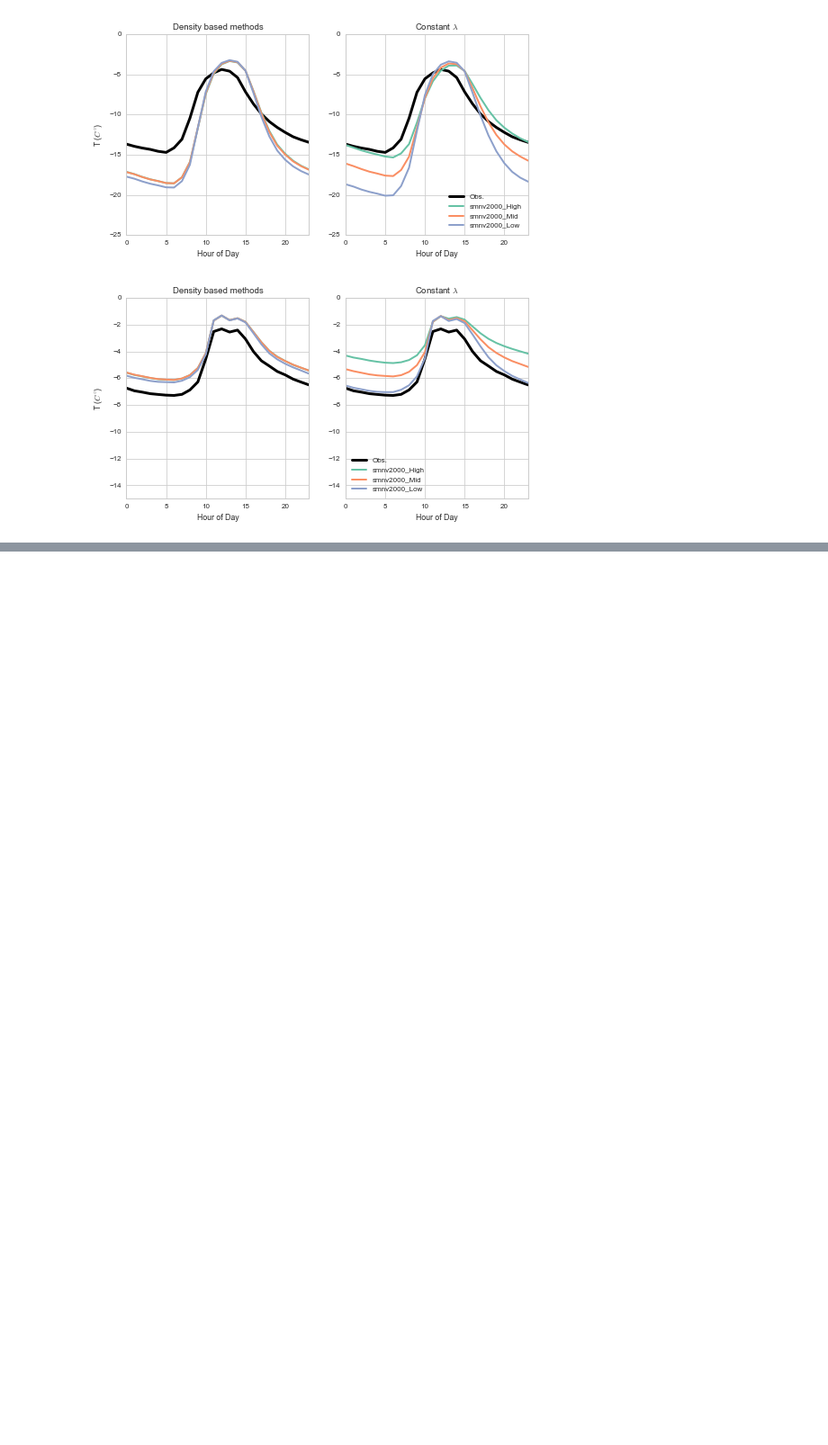
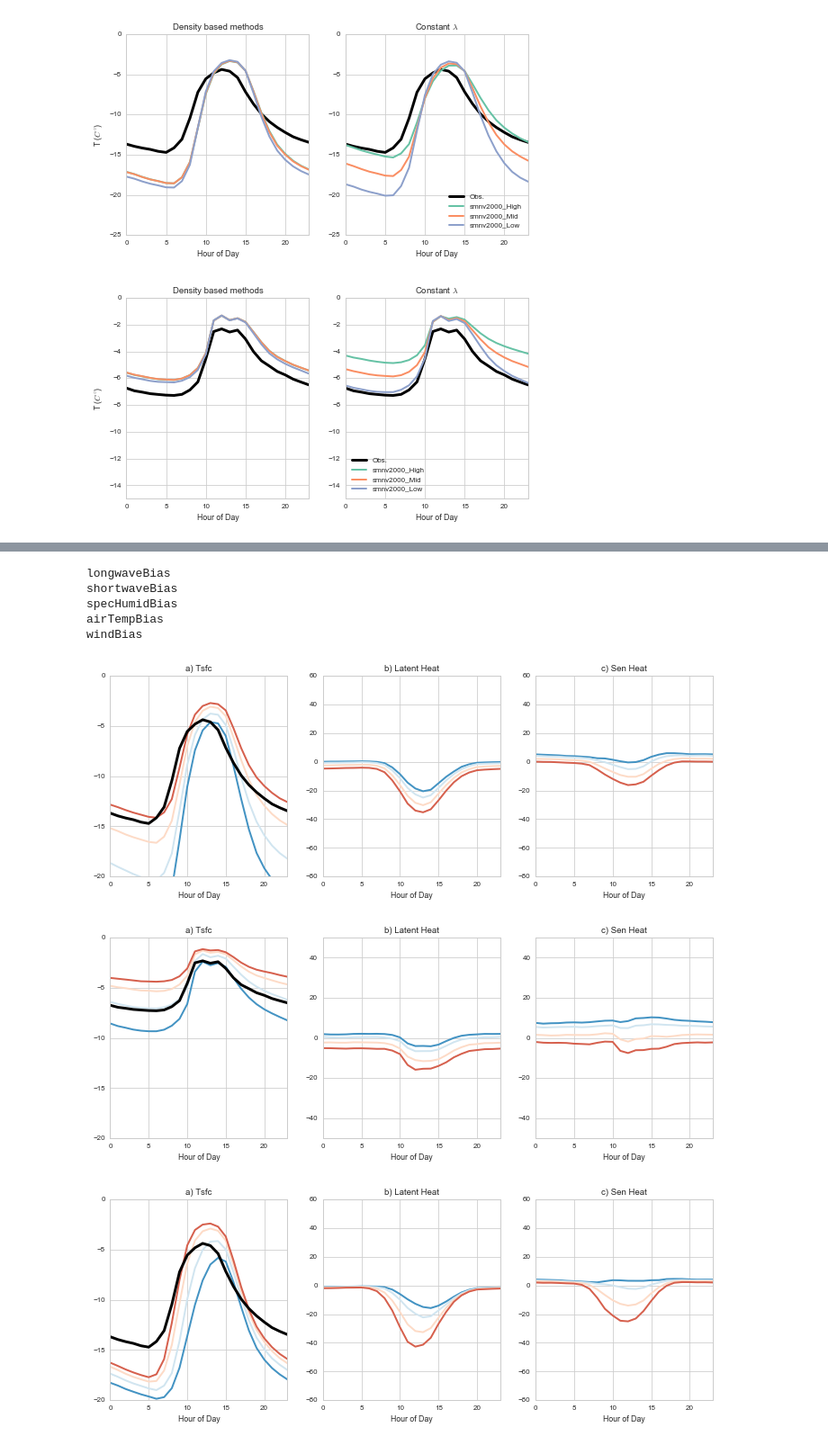
Before and after one commit to klapo/ModTsfc, a Jupyter notebook: ModTsfc.summaResults.diurnalTs.ipynb, the cells around one changed output, grey strips where cells are left out. Shown at 90% size. Drawn from its saved outputs; the diff is of its cells as text; code cells hidden in the pictures; blank space fills up the shorter version.

```diff
--- a/ModTsfc.summaResults.diurnalTs.ipynb
+++ b/ModTsfc.summaResults.diurnalTs.ipynb
@@ -562,0 +593,56 @@ axes[5].set_visible(False)
+# %%
+# -------------
+# Stability
+for exp in expMetUnc:
+    print(exp)
+    for s in siteNames:
+        tempDS = {}
+        # Formatting
+        if s == 'SWA':
+            ylims = [-80, 60]
+        if s == 'CDP':
+            ylims = [-50, 50]
+        fig, axes = plt.subplots(1, 3, figsize= (12, 4))
+        sns.set_palette('RdBu_r', 4)
+
+        hours = np.arange(0, 24)
+        ax = axes.flatten()[0]
+        criteria = results[s].SP
+        tempDS = results[s].swap_dims({'expID': 'exp'}).sel(exp=exp)
+        iterVar = sorted(expNames[exp], key=sortFun)
+
+        diurnalCriteria(ax, tempDS.swap_dims({'exp': 'expID'}), criteria, plotVar='scalarSnowTemp',
+                        palette=sns.color_palette('RdBu_r', 4), iterVar=iterVar, ylims=[-20, 0])
+        ax.plot(hours, force[s].snowTs.where(force[s].SP).groupby('time.hour').mean(dim='time'),
+                label='Obs', linewidth=3, color='k')
+
+        ax.set_title('a) Tsfc')
+
+        ax = axes.flatten()[1]
+        criteria = results[s].SP
+        tempDS = results[s].swap_dims({'expID': 'exp'}).sel(exp=exp)
+        iterVar = sorted(expNames[exp], key=sortFun)
+
+        diurnalCriteria(ax, tempDS.swap_dims({'exp': 'expID'}), criteria, plotVar='scalarLatHeatTotal',
+                        palette=sns.color_palette('RdBu_r', 4), iterVar=iterVar, ylims=ylims)
+        ax.set_title('b) Latent Heat')
+
+        ax = axes.flatten()[2]
+        tempDS = results[s].swap_dims({'expID': 'exp'}).sel(exp=exp)
+        iterVar = sorted(expNames[exp], key=sortFun)
+
+        diurnalCriteria(ax, tempDS.swap_dims({'exp': 'expID'}), criteria, plotVar='scalarSenHeatTotal',
+                        palette=sns.color_palette('RdBu_r', 4), iterVar=iterVar, ylims=ylims)
+        ax.set_title('c) Sen Heat')
+
+        os.chdir(dirPrint)
+        fig.savefig(s + '.' + exp + '.diurnalTurbulence.pdf', bbox_inches='tight')
+# %% [output]
+longwaveBias
+shortwaveBias
+specHumidBias
+airTempBias
+windBias
+[figure, added]
+[figure, added]
+[figure, added]
```
Also changed, not shown: parts of 12 cells of this notebook.
